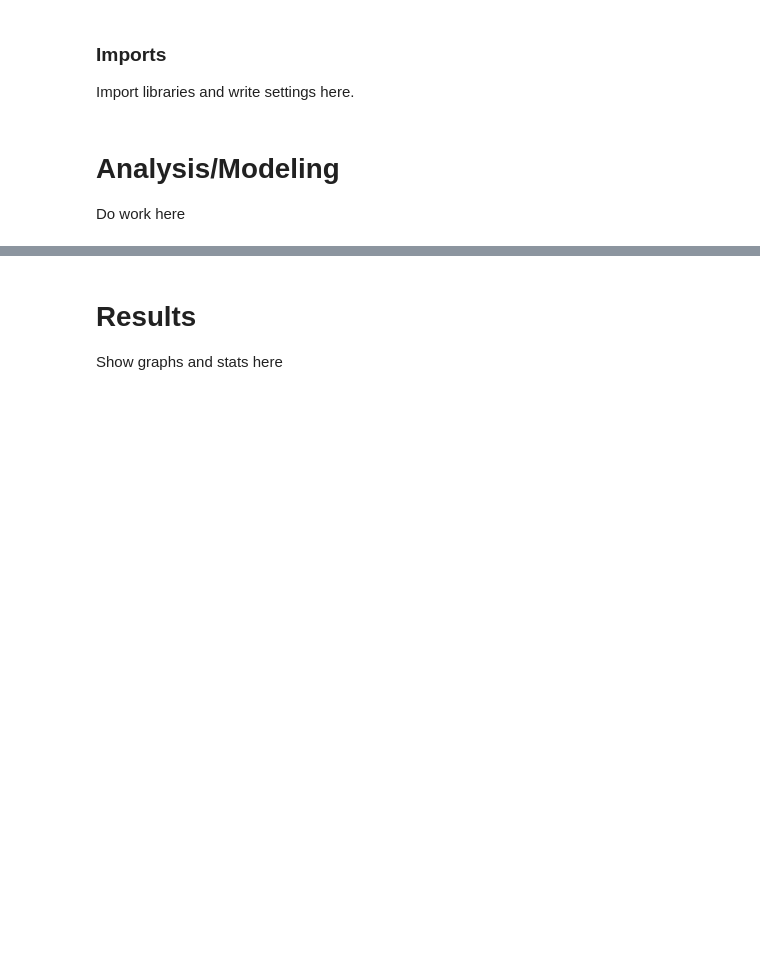
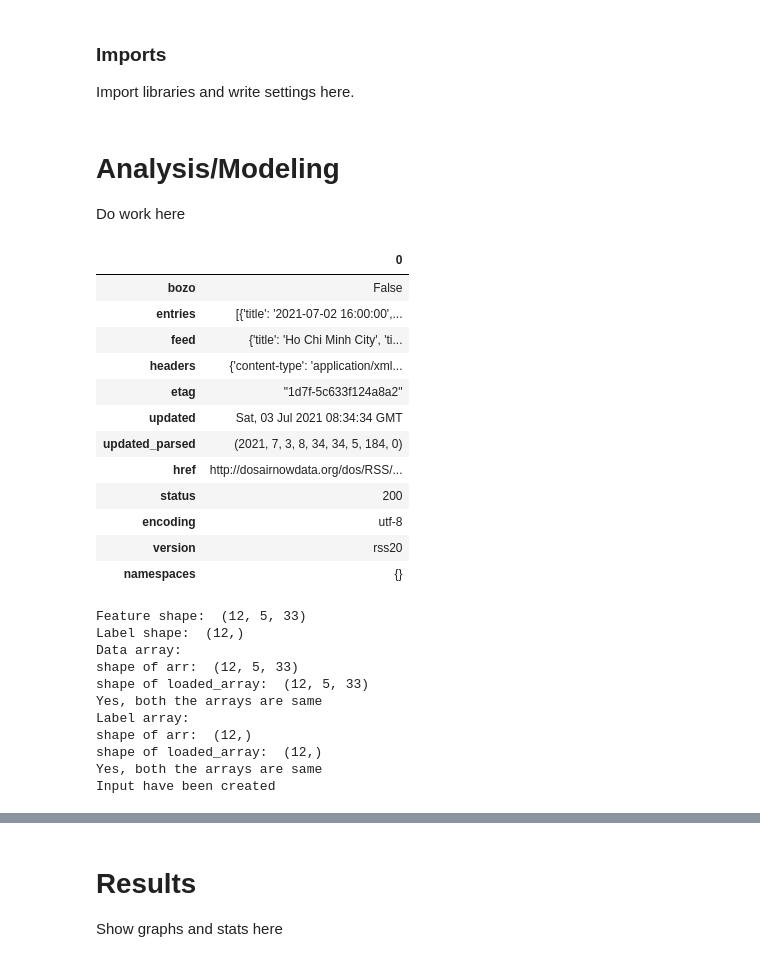
Before and after one commit to namph-sgn/Deep-learning-BLSTM, a Jupyter notebook: notebooks/05_nam_collect_data_from_aqinow.ipynb, the cells around one changed output, grey strips where cells are left out. Saved outputs shown, nothing was run; the diff lists cells and outputs as text; code cells hidden in the pictures; blank space fills up the shorter version.

```diff
--- a/notebooks/05_nam_collect_data_from_aqinow.ipynb
+++ b/notebooks/05_nam_collect_data_from_aqinow.ipynb
@@ -52,24 +52,43 @@ import feedparser
 feed = "http://dosairnowdata.org/dos/RSS/HoChiMinhCity/HoChiMinhCity-PM2.5.xml"
 NewsFeed = feedparser.parse(feed)
 # %%
-%aimport features.calculate_AQI
 from features.calculate_AQI import categorize_AQI
-%aimport features.extract_features
 from features.extract_features import data_preprocessing
-%aimport data.create_input_for_models
 from data.create_input_for_models import create_input_for_model
 train = pd.DataFrame.from_dict(NewsFeed, orient='index')
+train
 train2 = pd.DataFrame.from_dict(train.loc['entries', :].values[0])
 train2 = train2[['title', 'aqi']]
 train2.rename(columns={'title': 'time', 'aqi': 'AQI_h'}, inplace=True)
 train2 = train2.astype({'time': 'datetime64[ns]', 'AQI_h': 'float'})
 train2['site_id'] = 49
 train2.set_index(['site_id', 'time'], inplace=True)
 train2['AQI_h_label'] = categorize_AQI(train2['AQI_h'])
 train2['AQI_h_I'] = train2['AQI_h_label'].cat.codes + 1
 train2['Continous length'] = 0
-create_input_for_model(train2, timesteps=[5], target_hour=[1], output_path=os.path.join(PROJ_ROOT, "data", "model_input"))
-
-# After calculating AQI, we must:
-# Process data: Add site_id put to 0-1, encode to tensorflow,
-# Put that data into model
+train, y_train = create_input_for_model(train2, timesteps=[5], target_hour=[1], output_path=os.path.join(PROJ_ROOT, "data", "model_input", "aqinow"))
+# %% [output]
+|  | 0 |
+| bozo | False |
+| entries | [{'title': '2021-07-02 16:00:00',... |
+| feed | {'title': 'Ho Chi Minh City', 'ti... |
+| headers | {'content-type': 'application/xml... |
+| etag | "1d7f-5c633f124a8a2" |
+| updated | Sat, 03 Jul 2021 08:34:34 GMT |
+| updated_parsed | (2021, 7, 3, 8, 34, 34, 5, 184, 0) |
+| href | http://dosairnowdata.org/dos/RSS/... |
+| status | 200 |
+| encoding | utf-8 |
+| version | rss20 |
+| namespaces | {} |
+Feature shape:  (12, 5, 33)
+Label shape:  (12,)
+Data array:
+shape of arr:  (12, 5, 33)
+shape of loaded_array:  (12, 5, 33)
+Yes, both the arrays are same
+Label array:
+shape of arr:  (12,)
+shape of loaded_array:  (12,)
+Yes, both the arrays are same
+Input have been created
```
Also changed, not shown: parts of 4 cells of this notebook, 6 other files.
